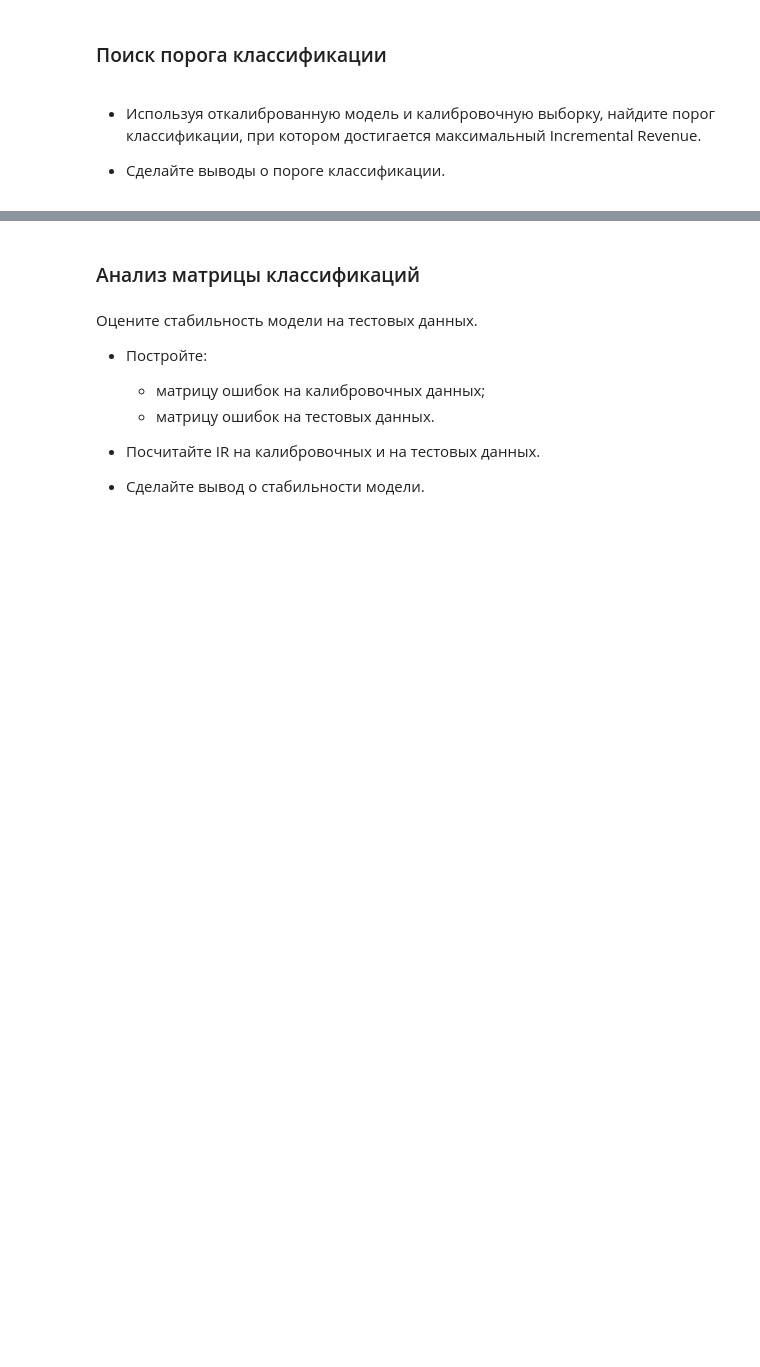
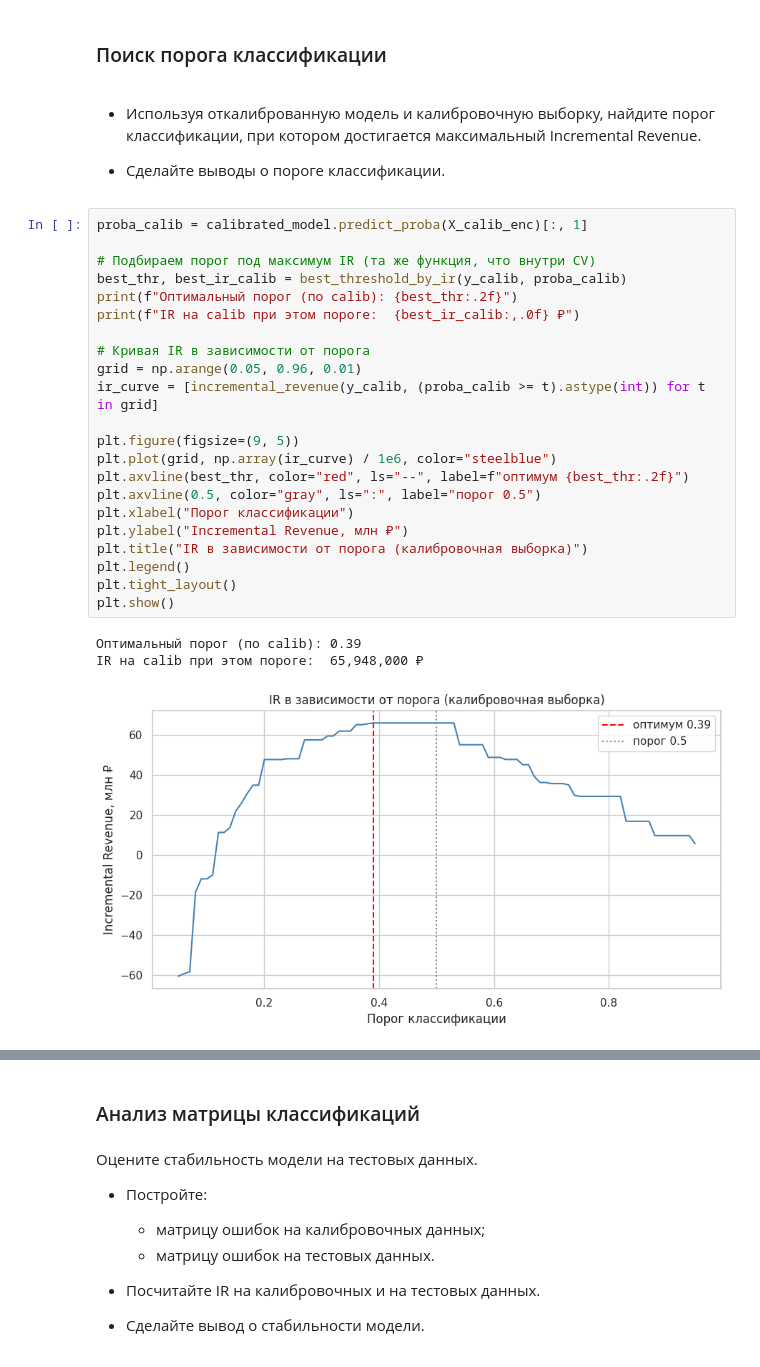
Before and after one commit to 2Myaka2/DataScience_projects, a Jupyter notebook: project4_final.ipynb, the cells around one changed output, grey strips where cells are left out. Drawn from its saved outputs; the diff is of its cells as text; blank space fills up the shorter version.

```diff
--- a/project4_final.ipynb
+++ b/project4_final.ipynb
@@ -2019,3 +2122,29 @@ print(f"\nЛучшая модель: {best_model_name}")
 - Используя откалиброванную модель и калибровочную выборку, найдите порог классификации, при котором достигается максимальный Incremental Revenue.
 
 - Сделайте выводы о пороге классификации.
+# %%
+proba_calib = calibrated_model.predict_proba(X_calib_enc)[:, 1]
+
+# Подбираем порог под максимум IR (та же функция, что внутри CV)
+best_thr, best_ir_calib = best_threshold_by_ir(y_calib, proba_calib)
+print(f"Оптимальный порог (по calib): {best_thr:.2f}")
+print(f"IR на calib при этом пороге:  {best_ir_calib:,.0f} ₽")
+
+# Кривая IR в зависимости от порога
+grid = np.arange(0.05, 0.96, 0.01)
+ir_curve = [incremental_revenue(y_calib, (proba_calib >= t).astype(int)) for t in grid]
+
+plt.figure(figsize=(9, 5))
+plt.plot(grid, np.array(ir_curve) / 1e6, color="steelblue")
+plt.axvline(best_thr, color="red", ls="--", label=f"оптимум {best_thr:.2f}")
+plt.axvline(0.5, color="gray", ls=":", label="порог 0.5")
+plt.xlabel("Порог классификации")
+plt.ylabel("Incremental Revenue, млн ₽")
+plt.title("IR в зависимости от порога (калибровочная выборка)")
+plt.legend()
+plt.tight_layout()
+plt.show()
+# %% [output]
+Оптимальный порог (по calib): 0.39
+IR на calib при этом пороге:  65,948,000 ₽
+[figure, added]
```
Also changed, not shown: parts of 13 cells of this notebook, 6 other files.
